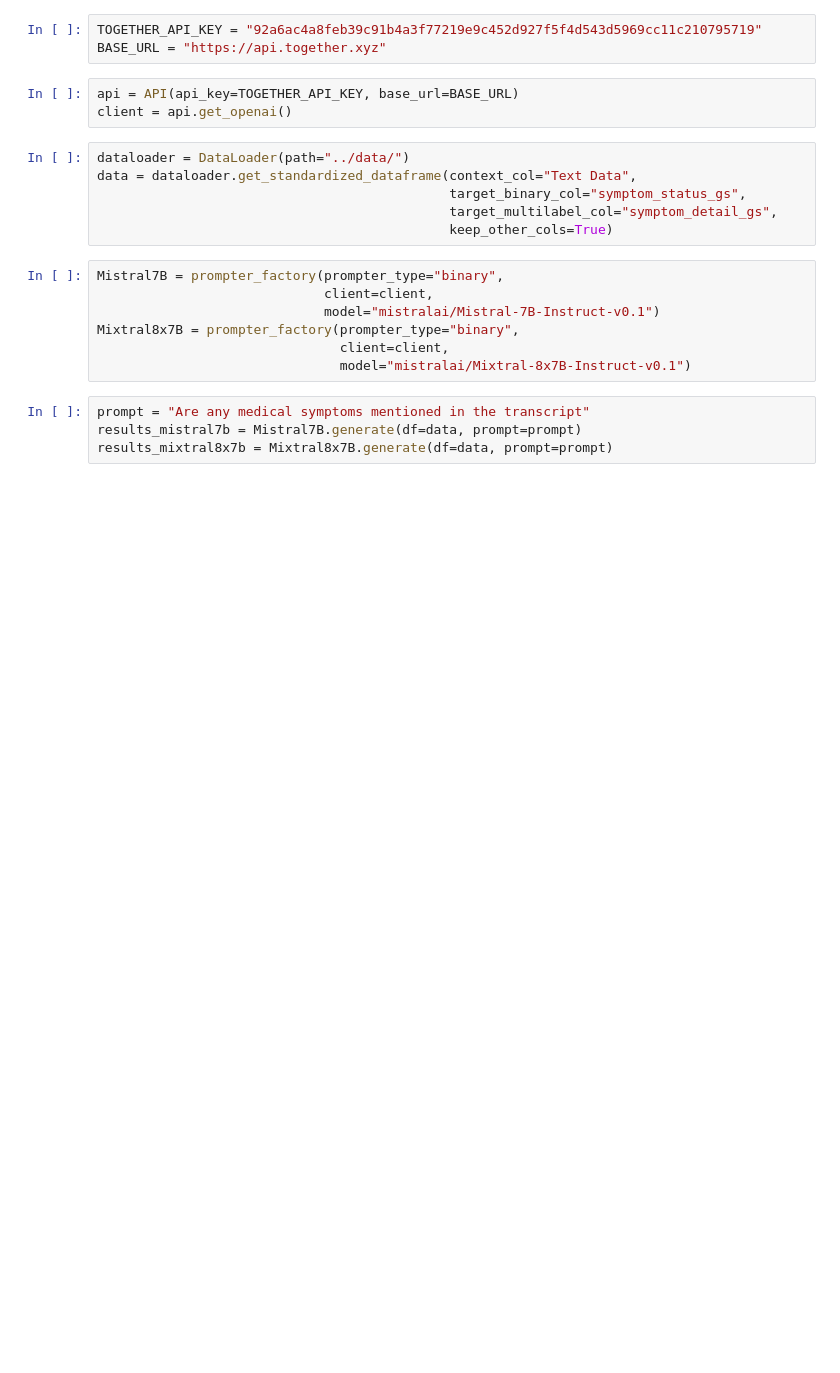
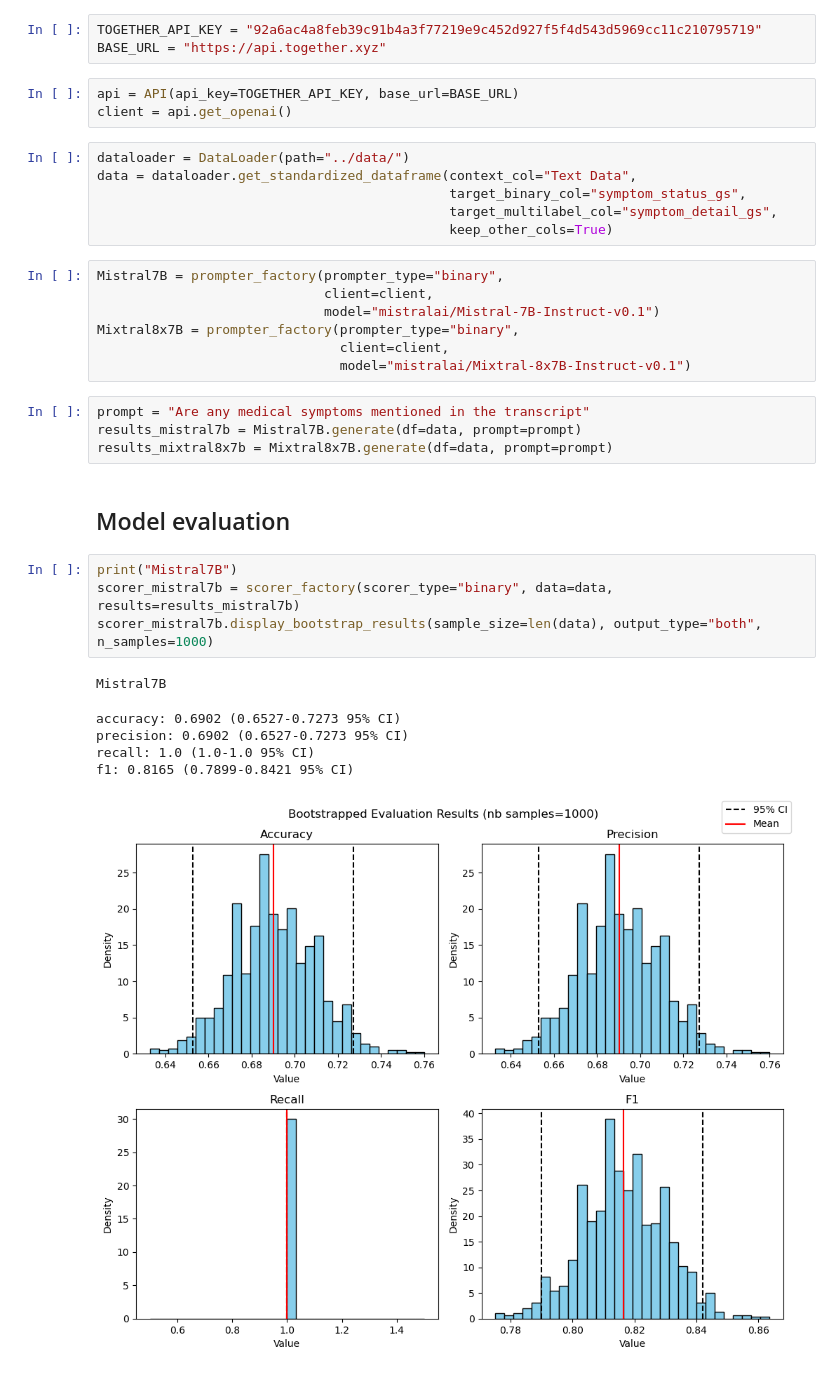
Before and after one commit to tsounack/LLM_evaluation_pipeline, a Jupyter notebook: scripts/part1_mistral.ipynb, the cells around one changed output. Saved outputs shown, nothing was run; the diff lists cells and outputs as text; blank space fills up the shorter version.

```diff
--- a/scripts/part1_mistral.ipynb
+++ b/scripts/part1_mistral.ipynb
@@ -30,4 +32,17 @@ Mixtral8x7B = prompter_factory(prompter_type="binary",
 prompt = "Are any medical symptoms mentioned in the transcript"
 results_mistral7b = Mistral7B.generate(df=data, prompt=prompt)
 results_mixtral8x7b = Mixtral8x7B.generate(df=data, prompt=prompt)
+# %% [markdown]
+## Model evaluation
+# %%
+print("Mistral7B")
+scorer_mistral7b = scorer_factory(scorer_type="binary", data=data, results=results_mistral7b)
+scorer_mistral7b.display_bootstrap_results(sample_size=len(data), output_type="both", n_samples=1000)
+# %% [output]
+Mistral7B
+accuracy: 0.6902 (0.6527-0.7273 95% CI)
+precision: 0.6902 (0.6527-0.7273 95% CI)
+recall: 1.0 (1.0-1.0 95% CI)
+f1: 0.8165 (0.7899-0.8421 95% CI)
+[figure, added]
 # %%
```
Also changed, not shown: parts of 21 cells of this notebook, 2 other files.
